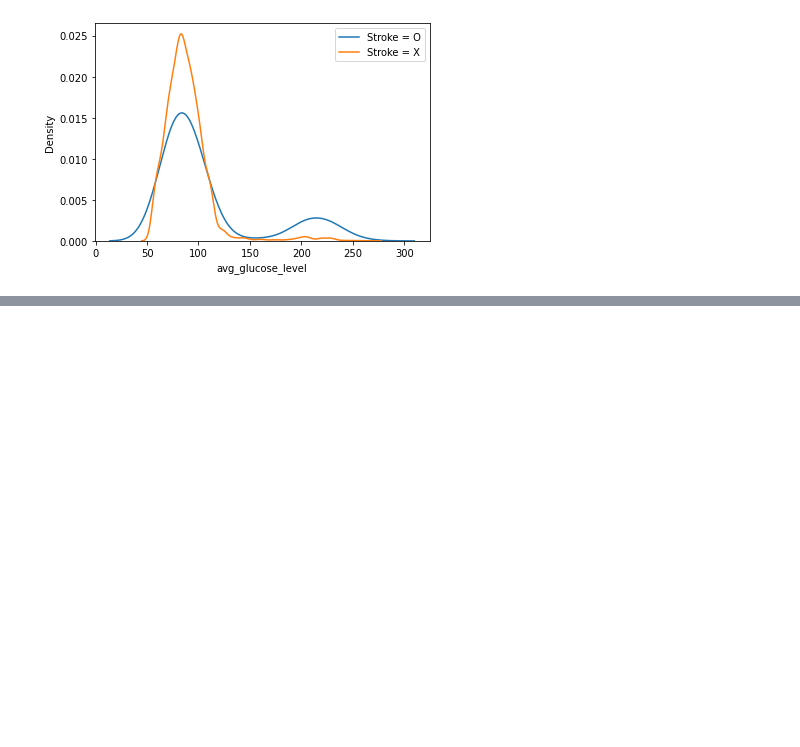
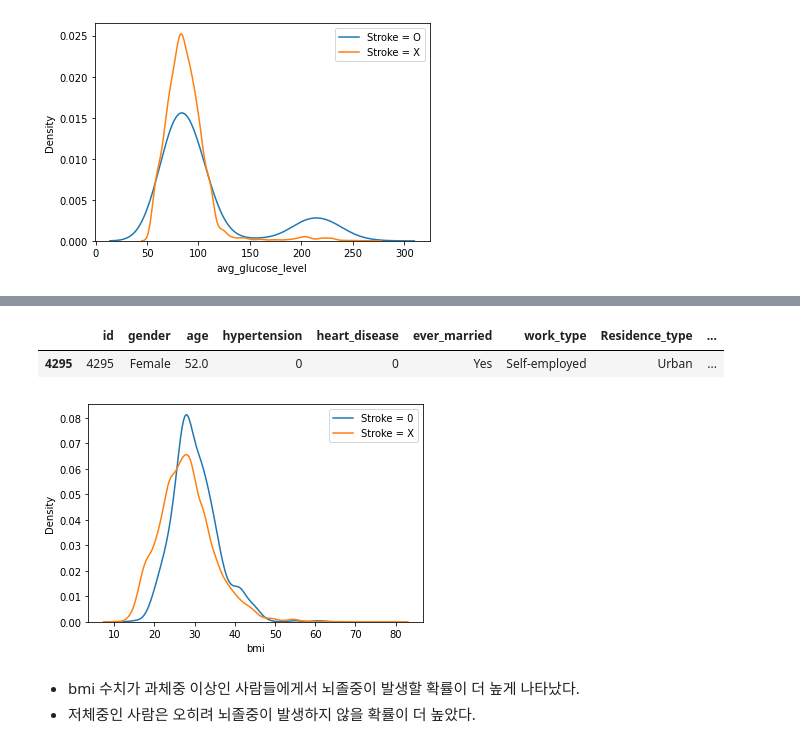
Before and after one commit to JaeHong-Park987/Stroke, a Jupyter notebook: Stroke 데이터 분석.ipynb, the cells around one changed output, grey strips where cells are left out. Cells and saved outputs as stored; diff of their text form; code cells hidden in the pictures; blank space fills up the shorter version.

```diff
--- a/Stroke 데이터 분석.ipynb
+++ b/Stroke 데이터 분석.ipynb
@@ -1206,0 +1311,18 @@ plt.show()
+# %%
+# bmi가 80인 데이터 확인
+df_stroke[df_stroke['bmi'] == 80.1]
+# %% [output]
+|  | id | gender | age | hypertension | heart_disease | ever_married | work_type | Residence_type | ... |
+| 4295 | 4295 | Female | 52.0 | 0 | 0 | Yes | Self-employed | Urban | ... |
+# %%
+# 뇌졸중 유무 별 bmi 수치 분포
+
+sns.kdeplot(df_stroke[df_stroke['stroke'] == 1]['bmi'])
+sns.kdeplot(df_stroke[df_stroke['stroke'] == 0]['bmi'])
+plt.legend(['Stroke = 0', 'Stroke = X'])
+plt.show()
+# %% [output]
+[figure, added]
+# %% [markdown]
+* bmi 수치가 과체중 이상인 사람들에게서 뇌졸중이 발생할 확률이 더 높게 나타났다.
+* 저체중인 사람은 오히려 뇌졸중이 발생하지 않을 확률이 더 높았다.
```
Also changed, not shown: parts of 49 cells of this notebook.
